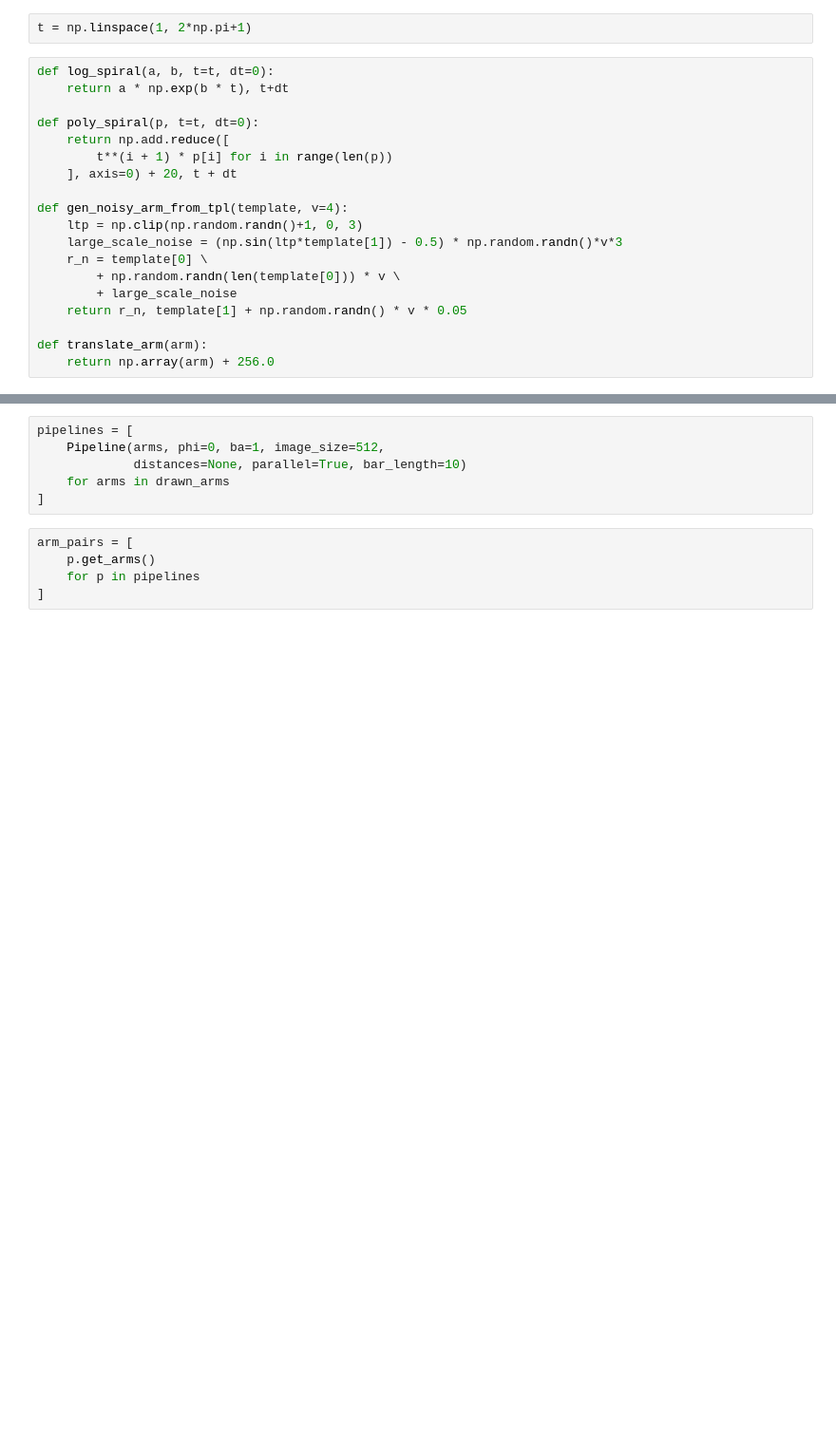
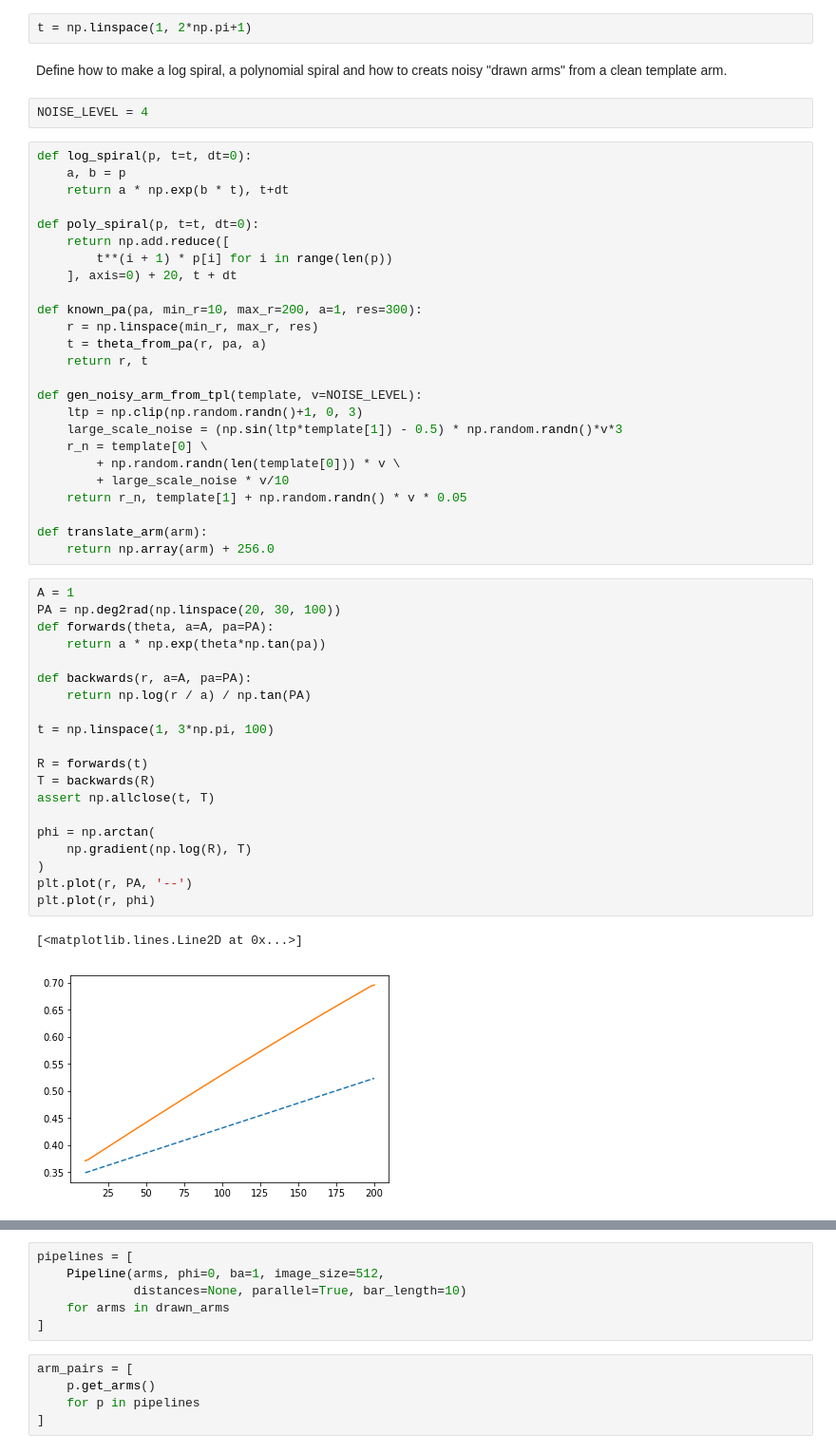
Before and after one commit to tingard/Galaxy-builder-aggregation, a Jupyter notebook: spiral-aggregation/model-recovery-test.ipynb, the cells around one changed output, grey strips where cells are left out. Shown at 95% size. Cells and saved outputs as stored; diff of their text form; blank space fills up the shorter version.

```diff
--- a/spiral-aggregation/model-recovery-test.ipynb
+++ b/spiral-aggregation/model-recovery-test.ipynb
@@ -10,7 +25,12 @@ from gzbuilderspirals.oo import Pipeline
 # %%
 t = np.linspace(1, 2*np.pi+1)
+# %% [markdown]
+Define how to make a log spiral, a polynomial spiral and how to creats noisy "drawn arms" from a clean template arm.
+# %%
+NOISE_LEVEL = 4
 # %%
-def log_spiral(a, b, t=t, dt=0):
+def log_spiral(p, t=t, dt=0):
+    a, b = p
     return a * np.exp(b * t), t+dt
 
 def poly_spiral(p, t=t, dt=0):
@@ -18,13 +38,41 @@ def poly_spiral(p, t=t, dt=0):
         t**(i + 1) * p[i] for i in range(len(p))
     ], axis=0) + 20, t + dt
 
-def gen_noisy_arm_from_tpl(template, v=4):
+def known_pa(pa, min_r=10, max_r=200, a=1, res=300):
+    r = np.linspace(min_r, max_r, res)
+    t = theta_from_pa(r, pa, a)
+    return r, t
+
+def gen_noisy_arm_from_tpl(template, v=NOISE_LEVEL):
     ltp = np.clip(np.random.randn()+1, 0, 3)
     large_scale_noise = (np.sin(ltp*template[1]) - 0.5) * np.random.randn()*v*3
     r_n = template[0] \
         + np.random.randn(len(template[0])) * v \
-        + large_scale_noise
+        + large_scale_noise * v/10
     return r_n, template[1] + np.random.randn() * v * 0.05
 
 def translate_arm(arm):
     return np.array(arm) + 256.0
+# %%
+A = 1
+PA = np.deg2rad(np.linspace(20, 30, 100))
+def forwards(theta, a=A, pa=PA):
+    return a * np.exp(theta*np.tan(pa))
+
+def backwards(r, a=A, pa=PA):
+    return np.log(r / a) / np.tan(PA)
+
+t = np.linspace(1, 3*np.pi, 100)
+
+R = forwards(t)
+T = backwards(R)
+assert np.allclose(t, T)
+
+phi = np.arctan(
+    np.gradient(np.log(R), T)
+)
+plt.plot(r, PA, '--')
+plt.plot(r, phi)
+# %% [output]
+[<matplotlib.lines.Line2D at 0x...>]
+[figure, added]
```
Also changed, not shown: parts of 26 cells of this notebook, 10 other files.
